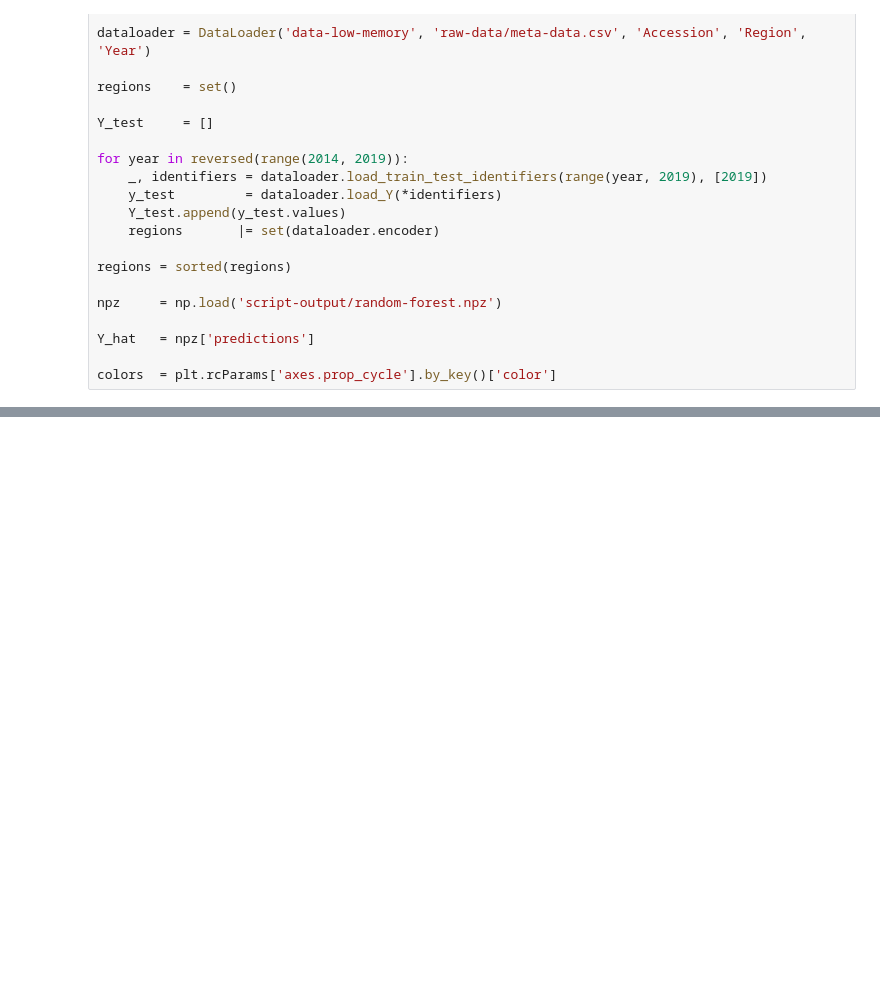
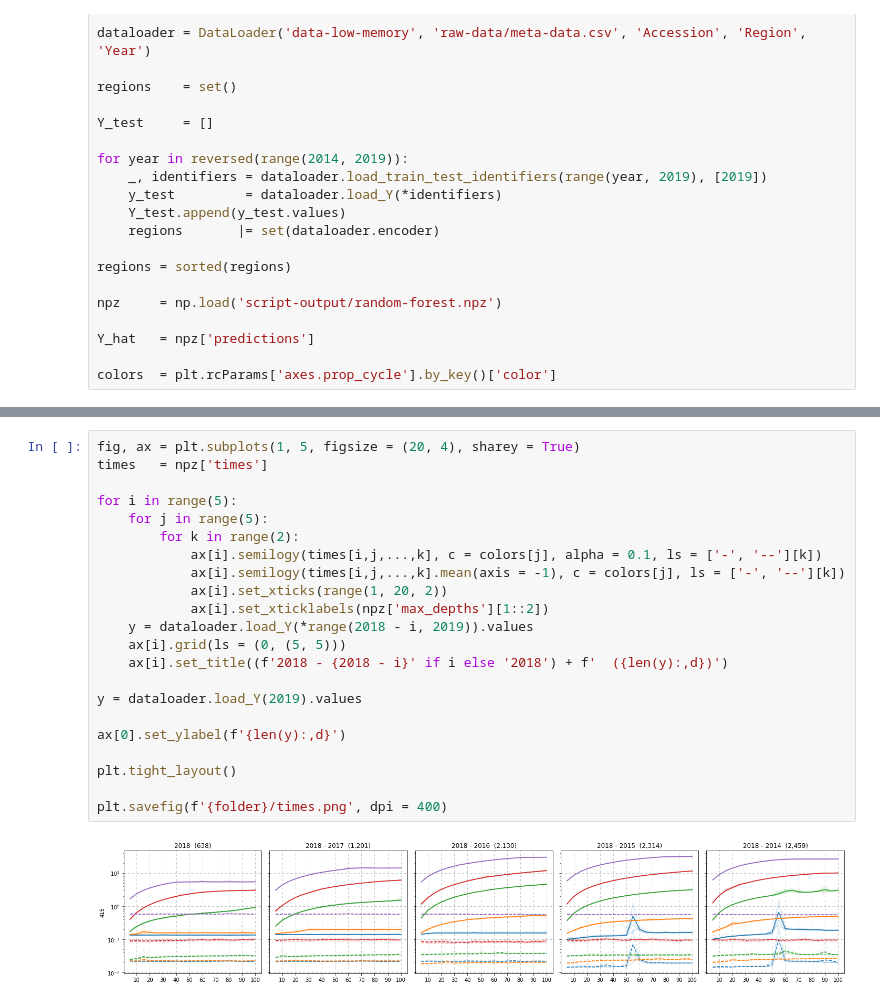
Before and after one commit to jordan-wei-taylor/genolearn, a Jupyter notebook: demo-A-rf.ipynb, the cells around one changed output, grey strips where cells are left out. Saved outputs shown, nothing was run; the diff lists cells and outputs as text; blank space fills up the shorter version.

```diff
--- a/demo-A-rf.ipynb
+++ b/demo-A-rf.ipynb
@@ -55,0 +63,24 @@ for j, year in enumerate(reversed(range(2014, 2019))):
+# %%
+fig, ax = plt.subplots(1, 5, figsize = (20, 4), sharey = True)
+times   = npz['times']
+
+for i in range(5):
+    for j in range(5):
+        for k in range(2):
+            ax[i].semilogy(times[i,j,...,k], c = colors[j], alpha = 0.1, ls = ['-', '--'][k])
+            ax[i].semilogy(times[i,j,...,k].mean(axis = -1), c = colors[j], ls = ['-', '--'][k])
+            ax[i].set_xticks(range(1, 20, 2))
+            ax[i].set_xticklabels(npz['max_depths'][1::2])
+    y = dataloader.load_Y(*range(2018 - i, 2019)).values
+    ax[i].grid(ls = (0, (5, 5)))
+    ax[i].set_title((f'2018 - {2018 - i}' if i else '2018') + f'  ({len(y):,d})')
+
+y = dataloader.load_Y(2019).values
+
+ax[0].set_ylabel(f'{len(y):,d}')
+
+plt.tight_layout()
+
+plt.savefig(f'{folder}/times.png', dpi = 400)
+# %% [output]
+[figure, added]
```
Also changed, not shown: parts of 1 cell of this notebook, 20 other files.
